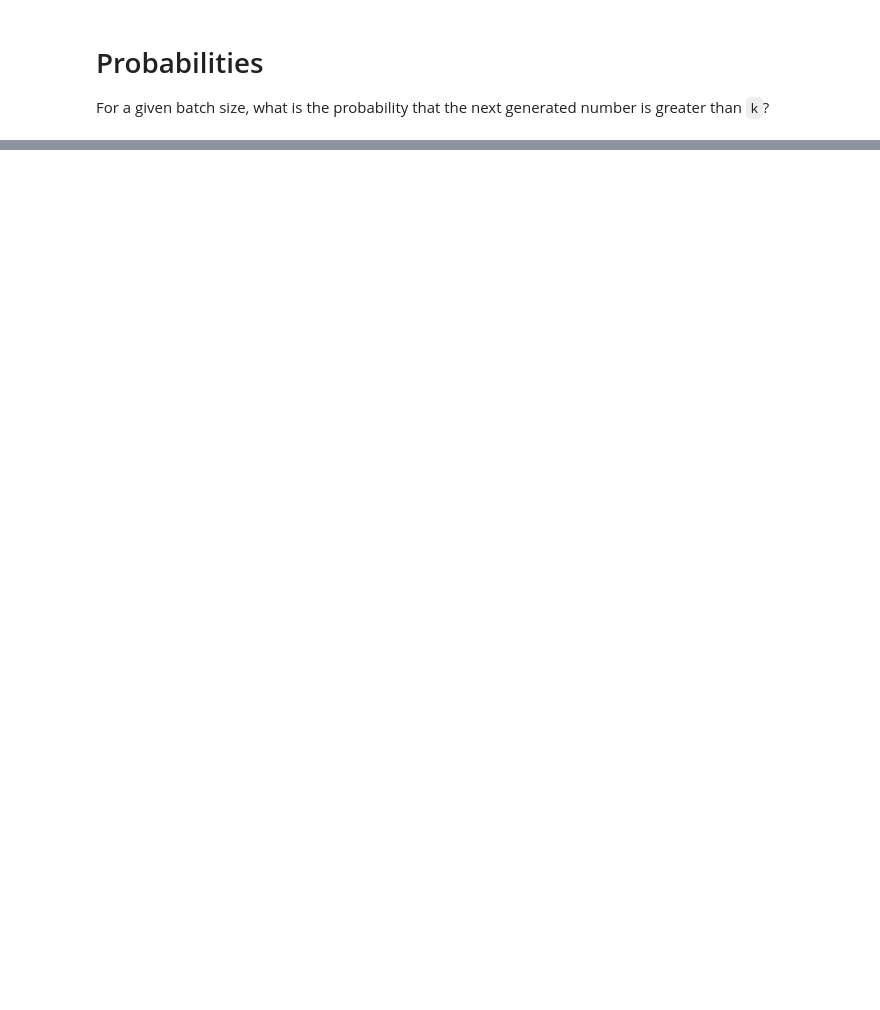
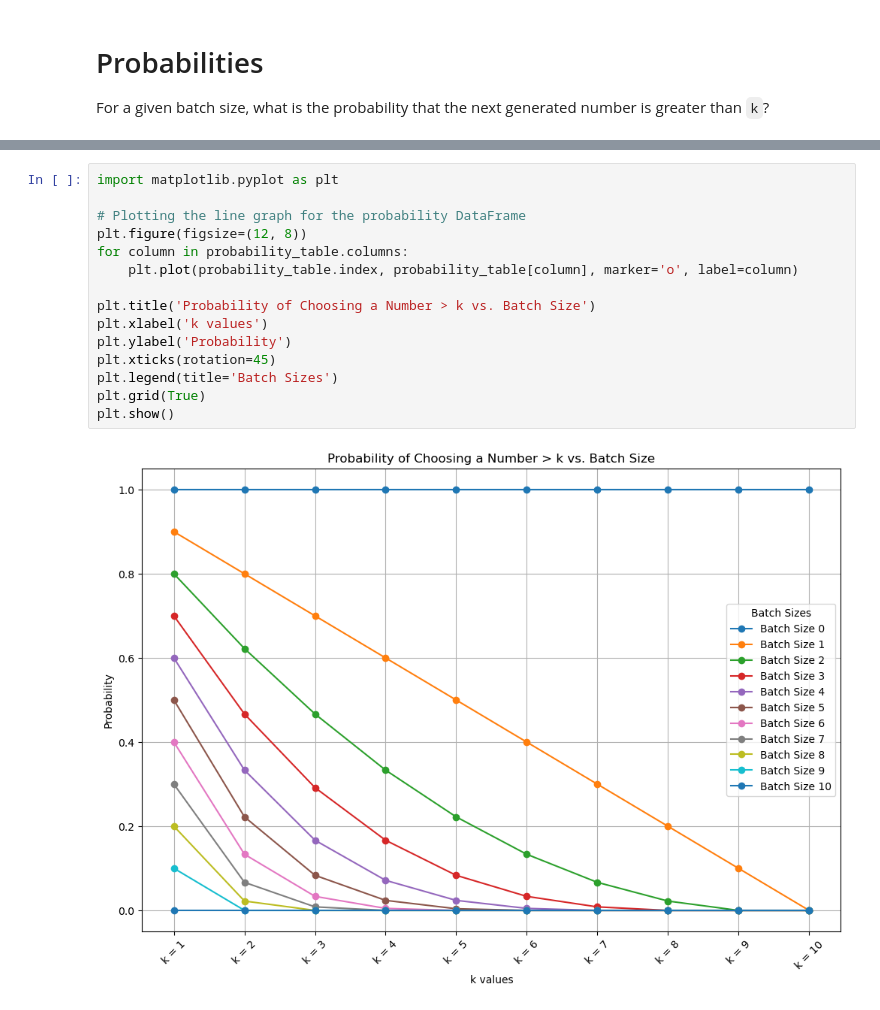
Before and after one commit to steinybot/unirangen, a Jupyter notebook: Probabilities.ipynb, the cells around one changed output, grey strips where cells are left out. Cells and saved outputs as stored; diff of their text form; blank space fills up the shorter version.

Commit message:
Plot probabilities

```diff
--- a/Probabilities.ipynb
+++ b/Probabilities.ipynb
@@ -46,3 +45,20 @@ Probability of k being
 | k = 8 | 1.000000 | 0.200000 | 0.022222 | 0.000000 | 0.000000 | 0.000000 | 0.000000 | ... |
 | k = 9 | 1.000000 | 0.100000 | 0.000000 | 0.000000 | 0.000000 | 0.000000 | 0.000000 | ... |
 | k = 10 | 1.000000 | 0.000000 | 0.000000 | 0.000000 | 0.000000 | 0.000000 | 0.000000 | ... |
+# %%
+import matplotlib.pyplot as plt
+
+# Plotting the line graph for the probability DataFrame
+plt.figure(figsize=(12, 8))
+for column in probability_table.columns:
+    plt.plot(probability_table.index, probability_table[column], marker='o', label=column)
+
+plt.title('Probability of Choosing a Number > k vs. Batch Size')
+plt.xlabel('k values')
+plt.ylabel('Probability')
+plt.xticks(rotation=45)
+plt.legend(title='Batch Sizes')
+plt.grid(True)
+plt.show()
+# %% [output]
+[figure, added]
```
Also changed, not shown: parts of 1 cell of this notebook, 1 other file.
